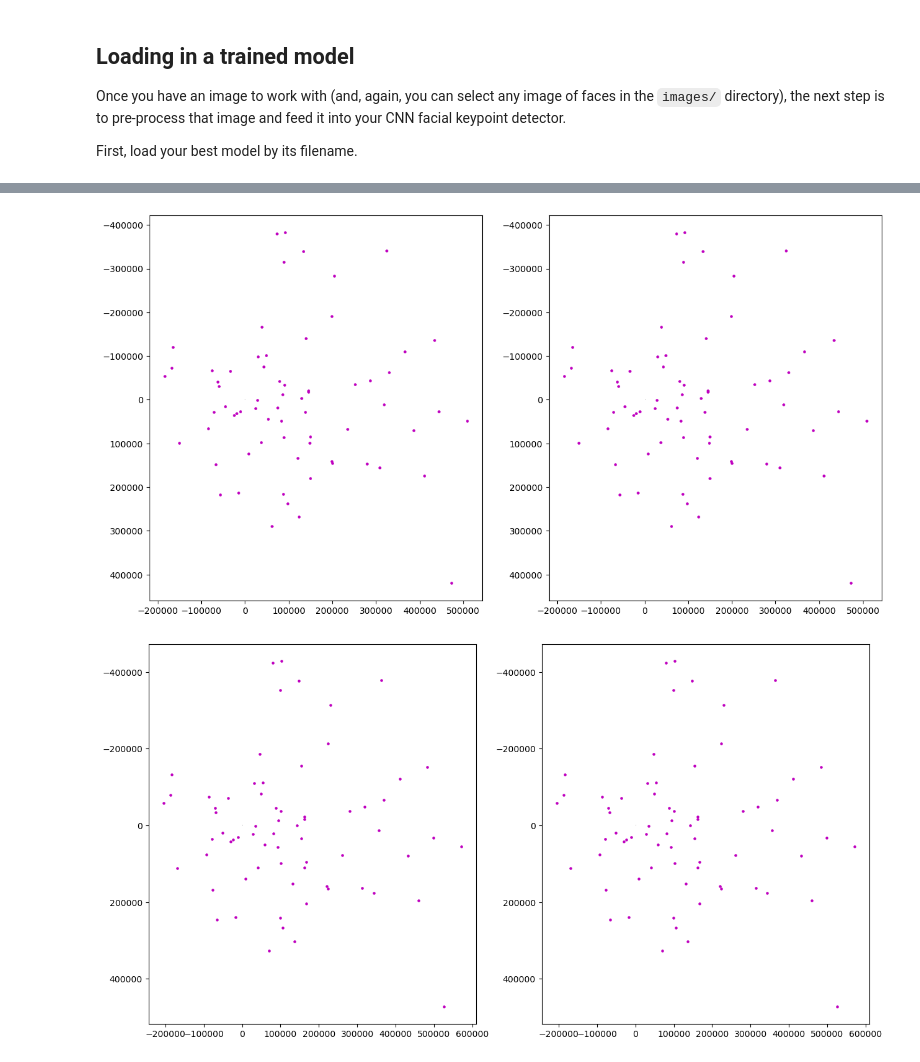
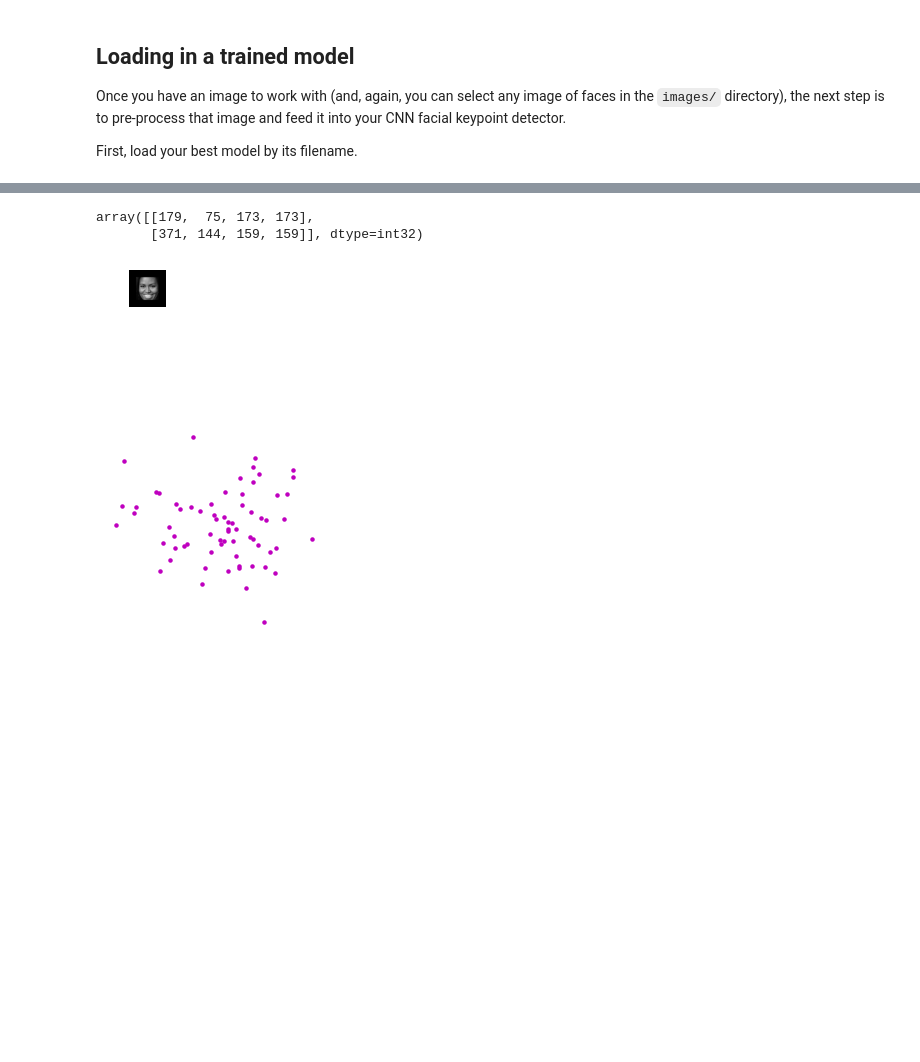
Before and after one commit to amoriqbal/FacialKeypointDetectionUdacity, a Jupyter notebook: 3. Facial Keypoint Detection, Complete Pipeline.ipynb, the cells around one changed output, grey strips where cells are left out. Drawn from its saved outputs; the diff is of its cells as text; code cells hidden in the pictures; blank space fills up the shorter version.

```diff
--- a/3. Facial Keypoint Detection, Complete Pipeline.ipynb
+++ b/3. Facial Keypoint Detection, Complete Pipeline.ipynb
@@ -77,14 +77,17 @@ First, load your best model by its filename.
 # %%
 import torch
 from models import Net
+
+device = torch.device("cuda:0" if torch.cuda.is_available() else "cpu")
 
 net = Net()
 
 # TODO: load the best saved model parameters (by your path name)
 # You'll need to un-comment the line below and add the correct name for *your* saved model
-net.load_state_dict(torch.load('saved_models/keypoints_model_1.pt'))
-net = net.to('cuda')
-# print out your net and prepare it for testing (uncomment the line below)
+net.load_state_dict(torch.load('saved_models/keypoints_model_1.pt', map_location=device))
+
+# Move model to the appropriate device and set to eval mode
+net = net.to(device)
 net.eval()
 # %% [output]
 Net(
@@ -127,47 +130,47 @@ You may find it useful to consult to transformation code in `data_load.py` to he
 After each face has been appropriately converted into an input Tensor for your network to see as input, you can apply your `net` to each face. The ouput should be the predicted the facial keypoints. These keypoints will need to be "un-normalized" for display, and you may find it helpful to write a helper function like `show_keypoints`. You should end up with an image like the following with facial keypoints that closely match the facial features on each individual face:
 
 <img src='images/michelle_detected.png' width=30% height=30%/>
+# %%
+faces
+# %% [output]
+array([[179,  75, 173, 173],
+       [371, 144, 159, 159]], dtype=int32)
 # %%
+from torchvision.transforms.v2 import functional as F
+import cv2
+
 image_copy = np.copy(image)
+(x,y,w,h) = faces[1]
 
-# loop over the detected faces from your haar cascade
-for (x,y,w,h) in faces:
+def detect_keypoints(roi, net, device):
+    roi_gray = cv2.cvtColor(roi, cv2.COLOR_RGB2GRAY)
+    ## Add padding to zoom out the face
+    roi_padded = cv2.copyMakeBorder(roi_gray, 50, 50, 50, 50, cv2.BORDER_CONSTANT, value=0)
+    ## TODO: Normalize the grayscale image so that its color range falls in [0,1] instead of [0,255]
+    roi_norm = F.to_tensor(roi_padded)
+    ## TODO: Rescale the detected face to be the expected square size for your CNN (224x224, suggested)
+    roi_rescaled = F.center_crop(F.resize(roi_norm, 224), (224, 224))
+    ## TODO: Reshape the numpy image shape (H x W x C) into a torch image shape (C x H x W)
+    roi_reshaped = roi_rescaled.view(1, 1, 224, 224)
 
-    # Select the region of interest that is the face in the image
-    roi = image_copy[y:y+h, x:x+w]
+    ## TODO: Make facial keypoint predictions using your loaded, trained network
+    # Ensure tensor is on the correct device and has the correct dtype
+    roi_input = roi_reshaped.to(device).type(torch.cuda.FloatTensor if device.type == 'cuda' else torch.FloatTensor)
 
-    ## TODO: Convert the face region from RGB to grayscale
-    roi_gray = cv2.cvtColor(roi, cv2.COLOR_RGB2GRAY)
-    ## TODO: Normalize the grayscale image so that its color range falls in [0,1] instead of [0,255]
-    if roi_gray.max() > 1:
-        roi_gray = roi_gray / 255.0
+    with torch.no_grad():  # Disable gradients for inference
+        keypoints = net(roi_input)
 
-    ## TODO: Rescale the detected face to be the expected square size for your CNN (224x224, suggested)
-    h,w = roi_gray.shape
-    if h > w:
-        pad = (h - w) // 2
-        roi_gray_padded = cv2.copyMakeBorder(roi_gray, 50, 50, pad + 50, pad + 50, cv2.BORDER_CONSTANT, value=0)
-    elif w > h:
-        pad = (w - h) // 2
-        roi_gray_padded = cv2.copyMakeBorder(roi_gray, pad + 50, pad + 50, 50, 50, cv2.BORDER_CONSTANT, value=0)
-    else:
-        roi_gray_padded = roi_gray
-    roi_rescaled = cv2.resize(roi_gray_padded, (224, 224), interpolation=cv2.INTER_AREA)
-    ## TODO: Reshape the numpy image shape (H x W x C) into a torch image shape (C x H x W)
-    roi_reshaped = roi_rescaled.reshape(1, 1, 224, 224)
-    ## TODO: Make facial keypoint predictions using your loaded, trained network
-    roi_tensor = torch.from_numpy(roi_reshaped).type(torch.FloatTensor).to('cuda')
-    keypts = net(roi_tensor)
     ## TODO: Display each detected face and the corresponding keypoints
-    keypts = keypts.cpu().detach().numpy()
+    keypoints = keypoints.cpu().detach().numpy()
+    keypoints = keypoints.reshape(68, 2)
     # Keypoints X - Mean: 98.49, Std: 42.80
     # Keypoints Y - Mean: 110.45, Std: 42.71
-    keypts = keypts.reshape(68, 2) * [42.80, 42.71] + [98.49, 110.45]
-    plt.subplots(1, len(faces), figsize=(15, 15))
-    for i in range(len(faces)):
-        plt.subplot(1, len(faces), i+1)
-        plt.imshow(roi_rescaled, cmap='gray')
-        plt.scatter(keypts[:, 0], keypts[:, 1], s=20, marker='.', c='m')
+    keypoints = keypoints * [42.80, 42.71] + [98.49, 110.45]
+    plt.imshow(roi_input.squeeze().cpu().numpy() * 255, cmap='gray')
+    plt.axis('off')
+    plt.scatter(keypoints[:, 0], keypoints[:, 1], s=20, marker='.', c='m')
-# %% [output]
-[figure, removed]
-[figure, removed]
+# %%
+detect_keypoints(image[y:y+h, x:x+w], net, device)
+plt.show()
+# %% [output]
+[figure, added]
```
Also changed, not shown: parts of 2 cells of this notebook, 2 other files.
